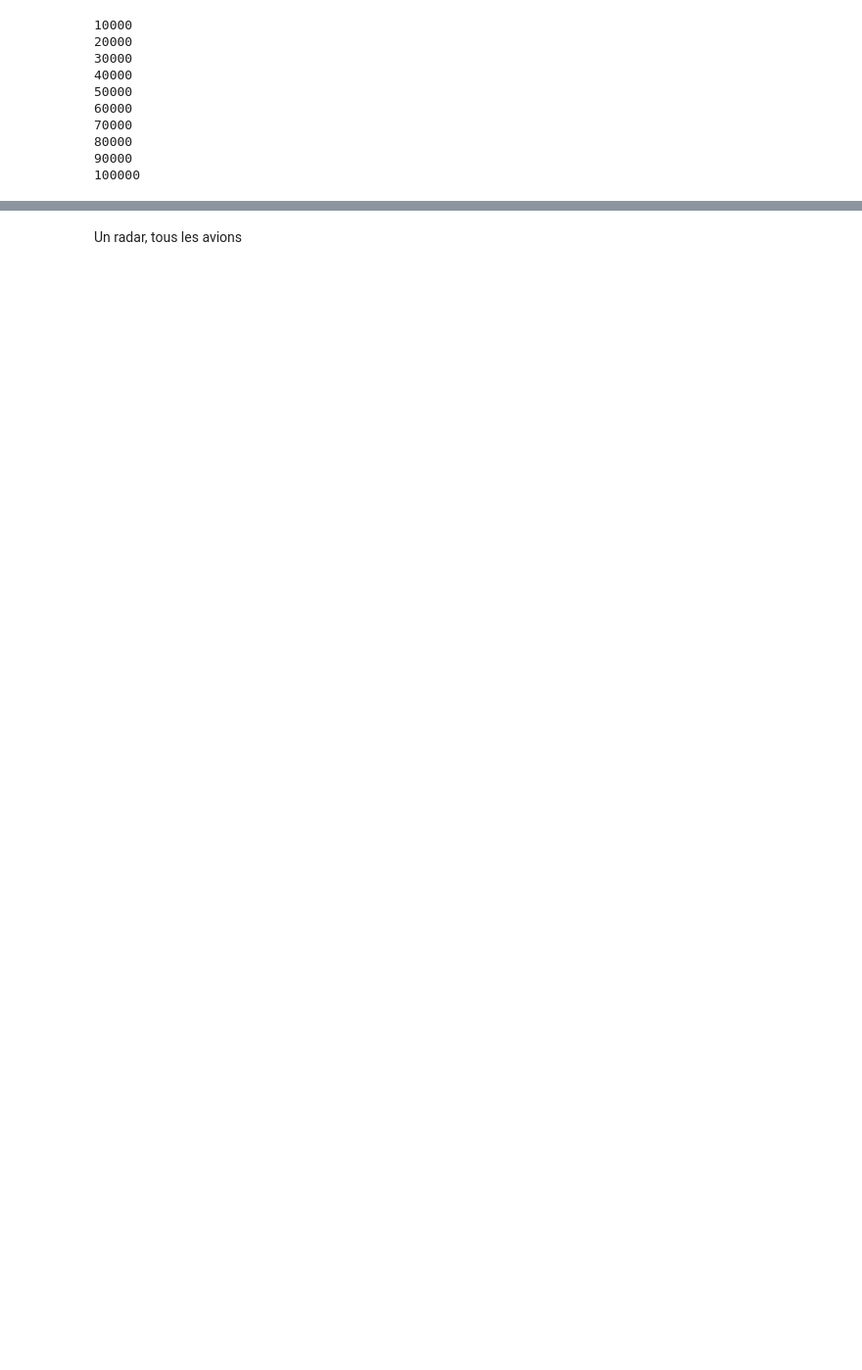
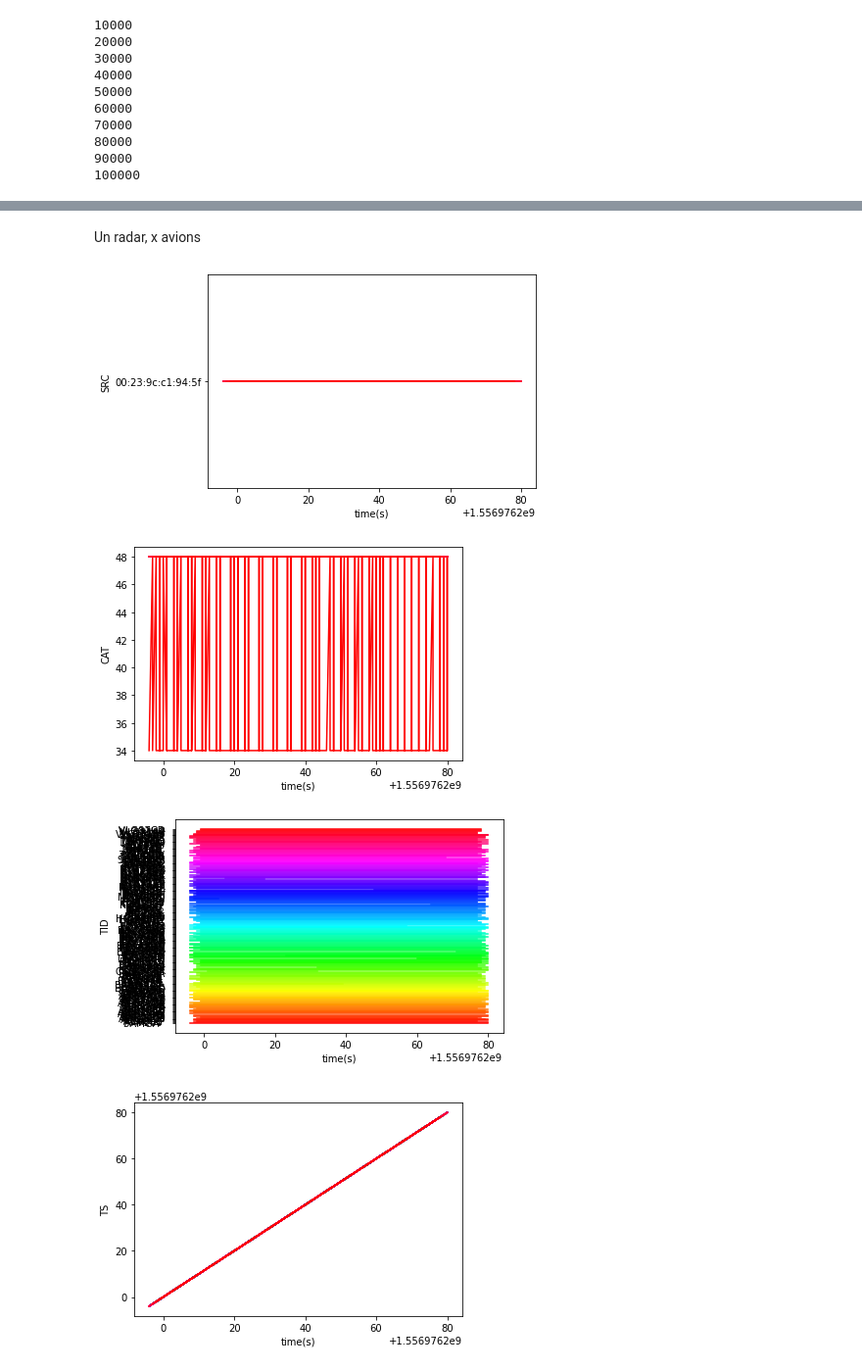
Before and after one commit to asettelen/Real_Time_Air_Traffic_Anomaly_Detection, a Jupyter notebook: Florian.ipynb, the cells around one changed output, grey strips where cells are left out. Shown: that part at 98% size. Saved outputs shown, nothing was run; the diff lists cells and outputs as text; code cells hidden in the pictures; blank space fills up the shorter version.

```diff
--- a/Florian.ipynb
+++ b/Florian.ipynb
@@ -293,6 +304,7 @@ def rgb_to_hex(rgb):
     return '#%02x%02x%02x' % rgbInt
 
 def plotRadar(dictRadar, var=None):
+    if len(dictRadar) > 0:
         if var == None:
             for var in list(dictRadar[list(dictRadar.keys())[0]].columns):
                 i, m = 0, len(dictRadar.keys())
@@ -312,6 +324,7 @@ def plotRadar(dictRadar, var=None):
             plt.show()
 
 
+
 def viz1(dictRadar, TID):
 
     plotRadar(dictRadar)
@@ -341,3 +339,3 @@ viz1(dictRadarsByAvion('JAF3ML', list_radar_aux = ('01:00:5e:50:01:42')), 'JAF3M
 # %% [markdown]
-Un radar, tous les avions
+Un radar, x avions
 # %%
@@ -397,0 +401,7 @@ def viz1(dictRadar, TID):
+# %%
+viz3(dictPlanesByRadar('01:00:5e:50:01:42'), '01:00:5e:50:01:42')
+# %% [output]
+[figure, added]
+[figure, added]
+[figure, added]
+[figure, added]
```
Also changed, not shown: parts of 9 cells of this notebook.
